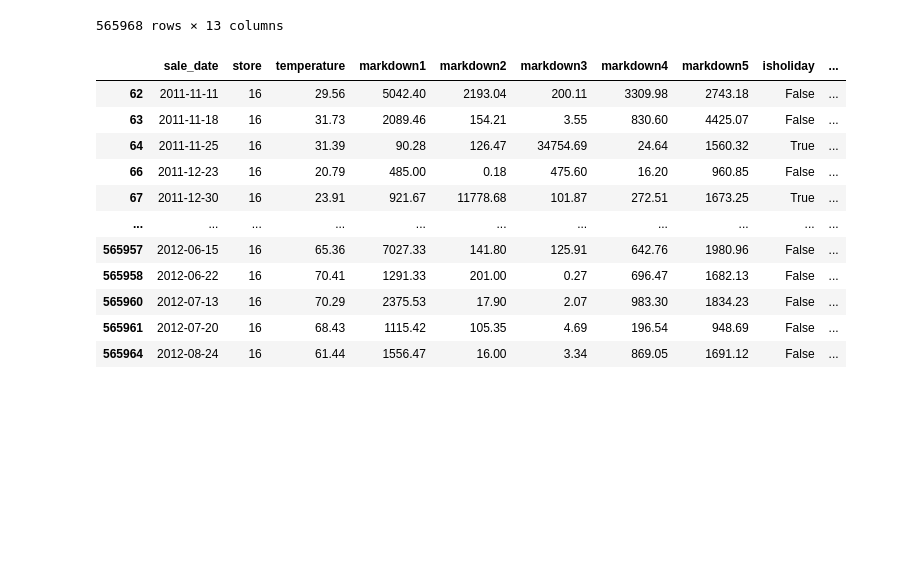
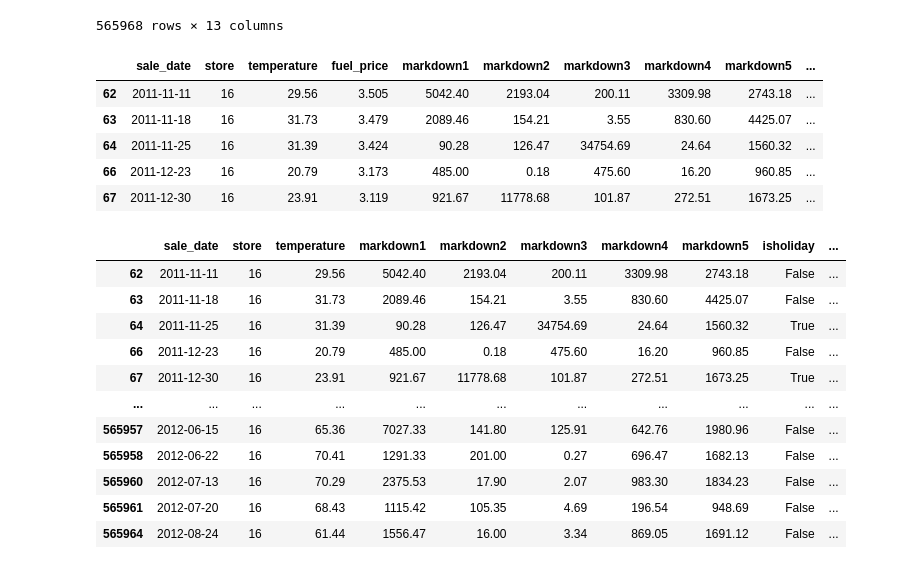
Before and after one commit to Infinity183/Sales_Retail_FP, a Jupyter notebook: KNN_Markdowns_AP.ipynb, the cells around one changed output. Drawn from its saved outputs; the diff is of its cells as text; code cells hidden in the pictures; blank space fills up the shorter version.

```diff
--- a/KNN_Markdowns_AP.ipynb
+++ b/KNN_Markdowns_AP.ipynb
@@ -31,13 +36,16 @@ df
 # %%
 # Dropping the null columns where all values are null
 df = df.dropna(axis='columns', how='all')
 # Dropping the null rows
 df = df.dropna()
 df.head()
-#Getting rid of space on FALSE_POSITIVES
-df.replace(to_replace ="FALSE POSITIVE",
-                 value ="FALSE_POSITIVE",
-          inplace=True)
+# %% [output]
+|  | sale_date | store | temperature | fuel_price | markdown1 | markdown2 | markdown3 | markdown4 | markdown5 | ... |
+| 62 | 2011-11-11 | 16 | 29.56 | 3.505 | 5042.40 | 2193.04 | 200.11 | 3309.98 | 2743.18 | ... |
+| 63 | 2011-11-18 | 16 | 31.73 | 3.479 | 2089.46 | 154.21 | 3.55 | 830.60 | 4425.07 | ... |
+| 64 | 2011-11-25 | 16 | 31.39 | 3.424 | 90.28 | 126.47 | 34754.69 | 24.64 | 1560.32 | ... |
+| 66 | 2011-12-23 | 16 | 20.79 | 3.173 | 485.00 | 0.18 | 475.60 | 16.20 | 960.85 | ... |
+| 67 | 2011-12-30 | 16 | 23.91 | 3.119 | 921.67 | 11778.68 | 101.87 | 272.51 | 1673.25 | ... |
 # %%
 #drop other unnecesary columns
 df.drop(inplace= True,columns=[ 'fuel_price','unemployment','dept'])
```
Also changed, not shown: parts of 13 cells of this notebook, 1 other file.
